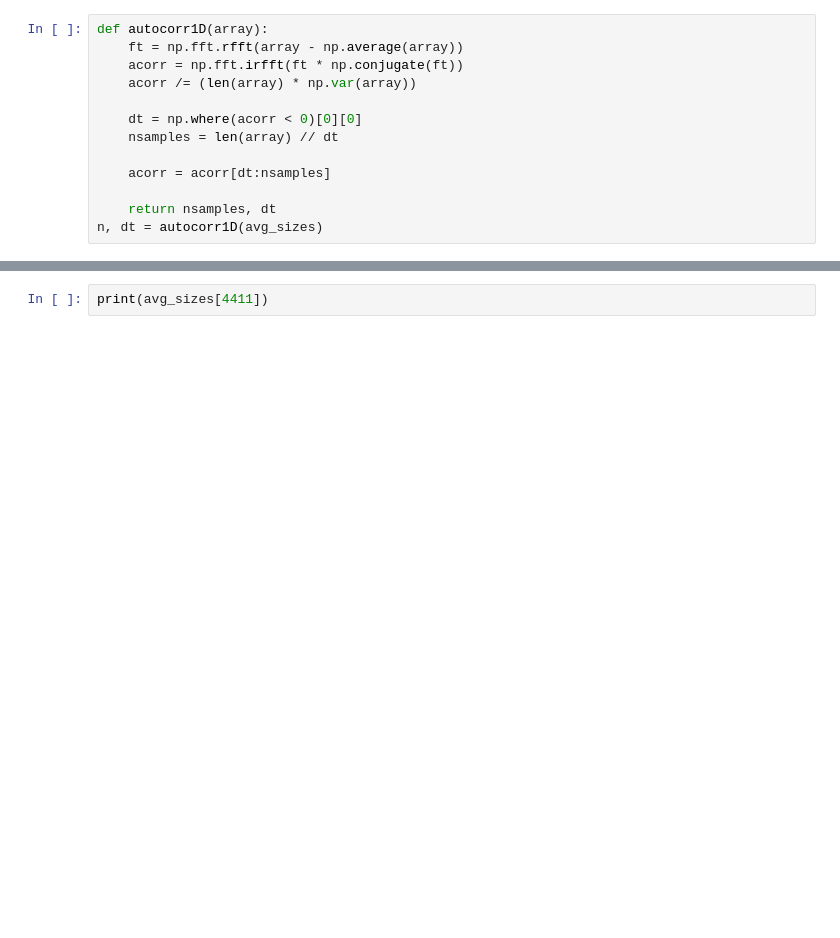
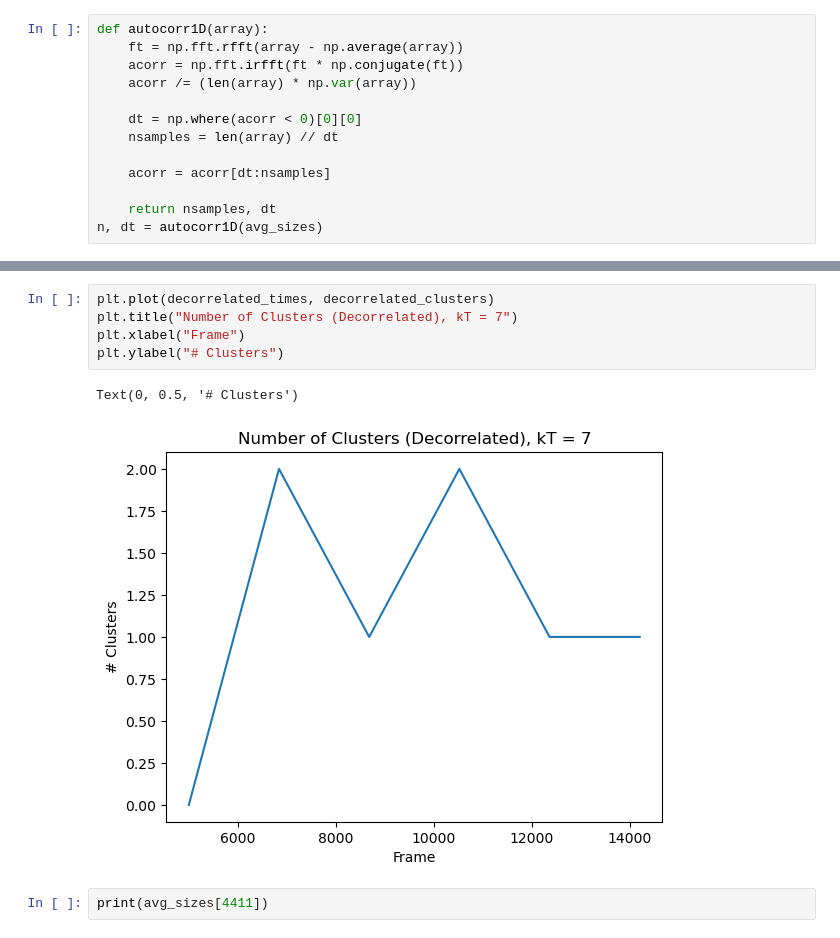
Before and after one commit to eridanirojas/mxene, a Jupyter notebook: working_examples/clustering_plots.ipynb, the cells around one changed output, grey strips where cells are left out. Cells and saved outputs as stored; diff of their text form; blank space fills up the shorter version.

```diff
--- a/working_examples/clustering_plots.ipynb
+++ b/working_examples/clustering_plots.ipynb
@@ -136,3 +158,11 @@ Decorrelated sample and decorrelation time: 305 327
+# %%
+plt.plot(decorrelated_times, decorrelated_clusters)
+plt.title("Number of Clusters (Decorrelated), kT = 7")
+plt.xlabel("Frame")
+plt.ylabel("# Clusters")
+# %% [output]
+Text(0, 0.5, '# Clusters')
+[figure, added]
 # %%
 print(avg_sizes[4411])
 # %% [output]
```
Also changed, not shown: parts of 7 cells of this notebook, 2 other files.
